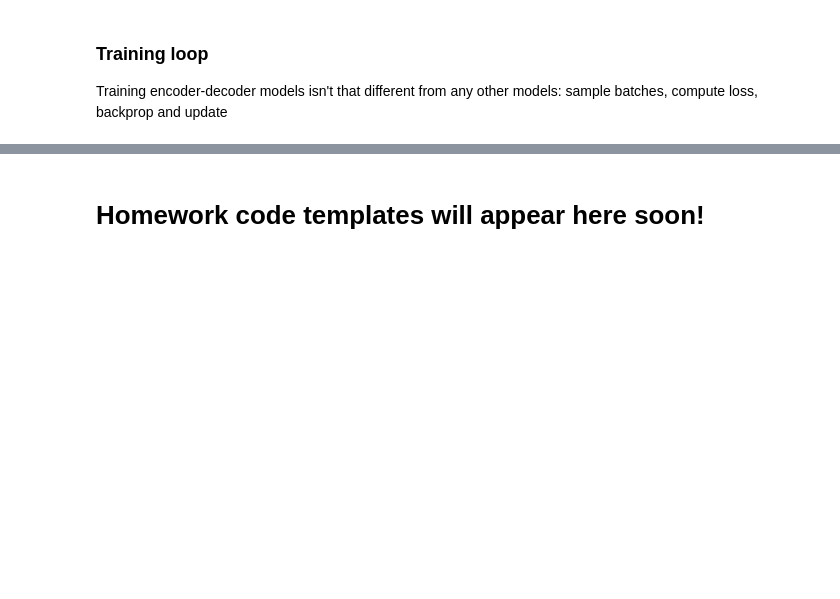
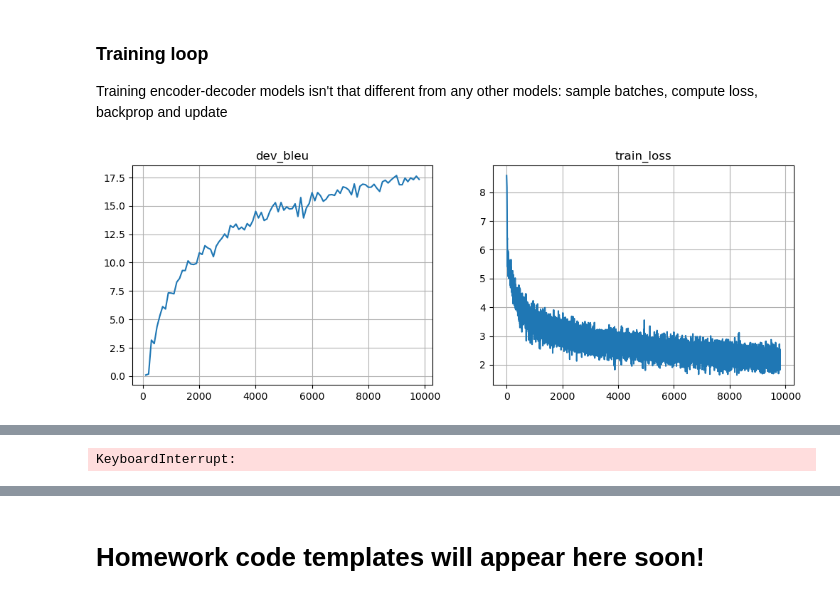
Before and after one commit to aslamovyura/nlp_course, a Jupyter notebook: week04_seq2seq/practice_and_homework_pytorch.ipynb, the cells around one changed output, grey strips where cells are left out. Drawn from its saved outputs; the diff is of its cells as text; code cells hidden in the pictures; blank space fills up the shorter version.

Commit message:
Update homework #4
Add basic model

```diff
--- a/week04_seq2seq/practice_and_homework_pytorch.ipynb
+++ b/week04_seq2seq/practice_and_homework_pytorch.ipynb
@@ -303,7 +320,6 @@ $$ L = {\frac1{|D|}} \sum_{X, Y \in D} \sum_{y_t \in Y} - \log p(y_t \mid y_1, \
 
 where $|D|$ is the __total length of all sequences__, including BOS and first EOS, but excluding PAD.
 # %%
-
 def compute_loss(model, inp, out, **flags):
     """
     Compute loss (float32 scalar) as in the formula above
@@ -318,10 +334,10 @@ def compute_loss(model, inp, out, **flags):
     targets_1hot = F.one_hot(out, len(model.out_voc)).to(torch.float32)
 
     # outputs of the model, [batch_size, out_len, num_tokens]
-    logits_seq = <YOUR CODE HERE>
+    logits_seq = model(inp, out)
 
     # log-probabilities of all tokens at all steps, [batch_size, out_len, num_tokens]
-    logprobs_seq = <YOUR CODE HERE>
+    logprobs_seq = -torch.log(F.softmax(logits_seq, dim=2))
 
     # log-probabilities of correct outputs, [batch_size, out_len]
     logp_out = (logprobs_seq * targets_1hot).sum(dim=-1)
@@ -329,4 +345,4 @@ def compute_loss(model, inp, out, **flags):
     # Note: you can compute loss more efficiently using using F.cross_entropy
 
     # average cross-entropy over tokens where mask == True
-    return <YOUR CODE HERE> # average loss, scalar
+    return torch.masked_select(logp_out, mask).sum()/mask.sum()
@@ -378,25 +402,33 @@ batch_size = 32
 # %%
 for _ in trange(25000):
     step = len(metrics['train_loss']) + 1
     batch_ix = np.random.randint(len(train_inp), size=batch_size)
     batch_inp = inp_voc.to_matrix(train_inp[batch_ix]).to(device)
     batch_out = out_voc.to_matrix(train_out[batch_ix]).to(device)
 
-    <YOUR CODE: training step using batch_inp and batch_out>
+    loss_t = compute_loss(model, batch_inp, batch_out)
+
+    opt.zero_grad()
+    loss_t.backward()
+    opt.step()
+
+#     <YOUR CODE: training step using batch_inp and batch_out>
 
     metrics['train_loss'].append((step, loss_t.item()))
 
     if step % 100 == 0:
         metrics['dev_bleu'].append((step, compute_bleu(model, dev_inp, dev_out)))
 
         clear_output(True)
         plt.figure(figsize=(12,4))
         for i, (name, history) in enumerate(sorted(metrics.items())):
             plt.subplot(1, len(metrics), i + 1)
             plt.title(name)
             plt.plot(*zip(*history))
             plt.grid()
         plt.show()
         print("Mean loss=%.3f" % np.mean(metrics['train_loss'][-10:], axis=0)[1], flush=True)
 
 # Note: it's okay if bleu oscillates up and down as long as it gets better on average over long term (e.g. 5k batches)
+# %% [output]
+[figure, added]
@@ -403,3 +436,4 @@ for _ in trange(25000):
+KeyboardInterrupt:
 # %%
 assert np.mean(metrics['dev_bleu'][-10:], axis=0)[1] > 15, "We kind of need a higher bleu BLEU from you. Kind of right now."
 # %%
```
Also changed, not shown: parts of 12 cells of this notebook, 1 other file.
